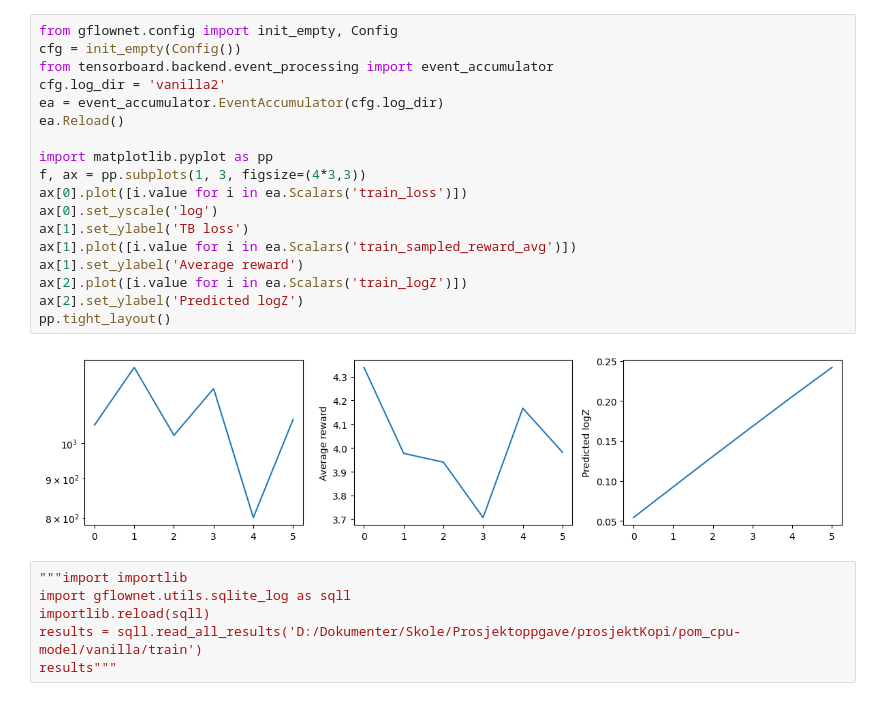
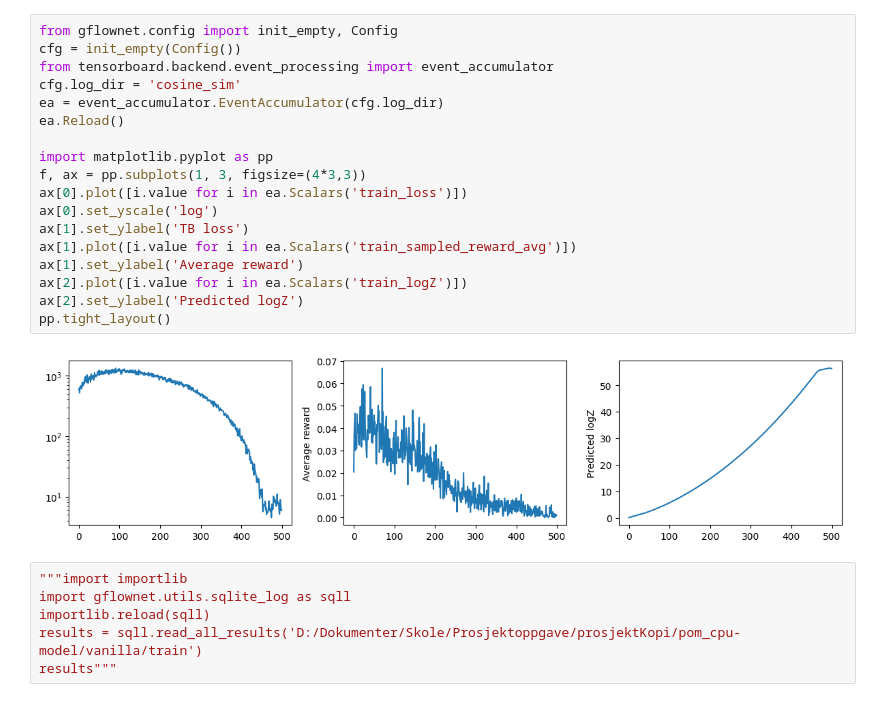
Before and after one commit to paul673/GFN-Odor-Calculations, a Jupyter notebook: vanillinanalysis.ipynb, the cells around one changed output. Saved outputs shown, nothing was run; the diff lists cells and outputs as text.

Commit message:
cosine sim attempts

```diff
--- a/vanillinanalysis.ipynb
+++ b/vanillinanalysis.ipynb
@@ -1,23 +1,23 @@
 # %%
 from gflownet.config import init_empty, Config
 cfg = init_empty(Config())
 from tensorboard.backend.event_processing import event_accumulator
-cfg.log_dir = 'vanilla2'
+cfg.log_dir = 'cosine_sim'
 ea = event_accumulator.EventAccumulator(cfg.log_dir)
 ea.Reload()
 
 import matplotlib.pyplot as pp
 f, ax = pp.subplots(1, 3, figsize=(4*3,3))
 ax[0].plot([i.value for i in ea.Scalars('train_loss')])
 ax[0].set_yscale('log')
 ax[1].set_ylabel('TB loss')
 ax[1].plot([i.value for i in ea.Scalars('train_sampled_reward_avg')])
 ax[1].set_ylabel('Average reward')
 ax[2].plot([i.value for i in ea.Scalars('train_logZ')])
 ax[2].set_ylabel('Predicted logZ')
 pp.tight_layout()
 # %% [output]
-[figure, old version]
+[figure, new version]
 # %%
 """import importlib
 import gflownet.utils.sqlite_log as sqll
```
Also changed, not shown: parts of 1 cell of this notebook, 41 other files.
